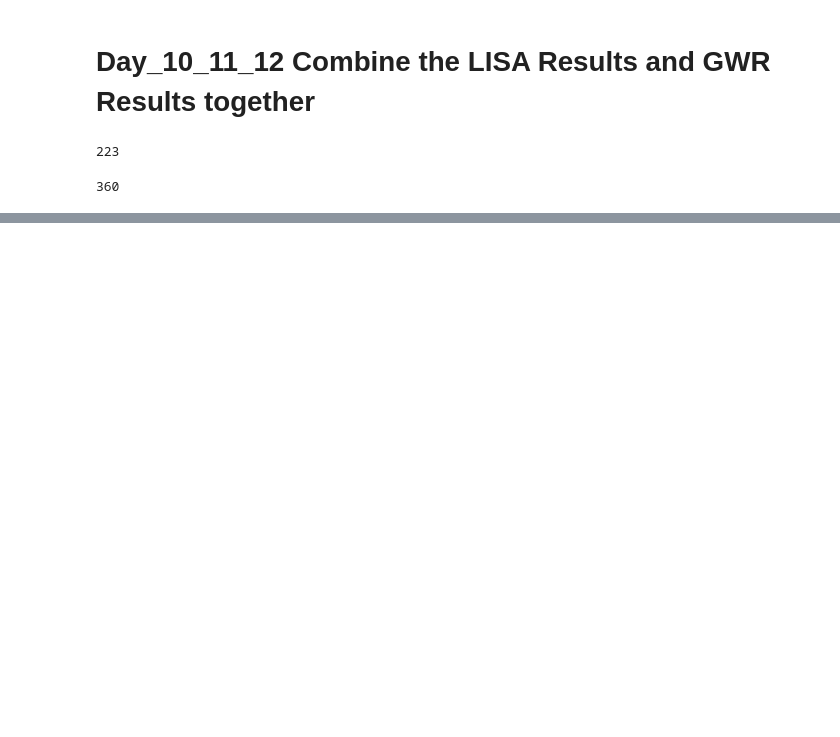
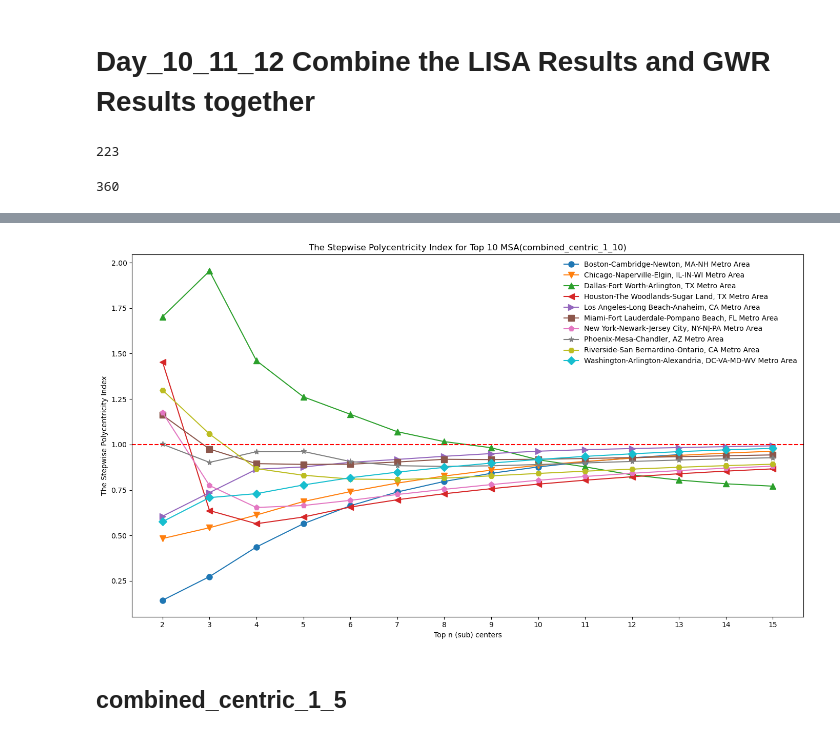
Before and after one commit to HOUPU1993/Polymetric-and-Monometric-analysis, a Jupyter notebook: Polymcentric and Monocentric analysis.ipynb, the cells around one changed output, grey strips where cells are left out. Cells and saved outputs as stored; diff of their text form; code cells hidden in the pictures; blank space fills up the shorter version.

```diff
--- a/Polymcentric and Monocentric analysis.ipynb
+++ b/Polymcentric and Monocentric analysis.ipynb
@@ -1556,0 +1661,3 @@ combined_centric_1_1.to_file('combined_centric_1_1.shp')
+# %%
+# create 'hypothetical_top' column, the pop of rank 1 is the 1. the pop of rank 2 is the 1/2, the pop of rank 3 is the 1/3, and so on
+combined_centric_1_10['hypothetical_top'] = (1 / combined_centric_1_10['rank']).round(4)
@@ -1556,0 +1766,16 @@ combined_centric_1_1.to_file('combined_centric_1_1.shp')
+# %%
+hy_sd_metrics_1_10.columns = hy_sd_metrics_1_10.columns.str.replace('hy_', '')
+
+# create a new DataFrame to store the sp values
+sp_n_1_10 = pd.DataFrame()
+
+for column in sd_metrics_1_10.columns:
+    if column not in ['NAMELSAD', 'count_centers']:
+
+        denominator = hy_sd_metrics_1_10[column].replace(0, np.nan)
+        sp_n_1_10[column] = sd_metrics_1_10[column] / denominator
+        sp_n_1_10[column] = sp_n_1_10[column].round(4)
+    else:
+        sp_n_1_10[column] = sd_metrics_1_10[column]
+# %%
+sp_n_1_10 = sp_n_1_10.merge(namelsad_counts, left_on='NAMELSAD', right_on='NAMELSAD', how='left')
@@ -1556,0 +1784,38 @@ combined_centric_1_1.to_file('combined_centric_1_1.shp')
+# %%
+msa_top_10 = ['New York-Newark-Jersey City, NY-NJ-PA Metro Area',
+              'Los Angeles-Long Beach-Anaheim, CA Metro Area',
+              'Chicago-Naperville-Elgin, IL-IN-WI Metro Area',
+              'Dallas-Fort Worth-Arlington, TX Metro Area',
+              'Houston-The Woodlands-Sugar Land, TX Metro Area',
+              'Washington-Arlington-Alexandria, DC-VA-MD-WV Metro Area',
+              'Miami-Fort Lauderdale-Pompano Beach, FL Metro Area',
+              'Phoenix-Mesa-Chandler, AZ Metro Area',
+              'Boston-Cambridge-Newton, MA-NH Metro Area',
+              'Riverside-San Bernardino-Ontario, CA Metro Area']
+
+sp_n_csa_top_5 = sp_n_1_10[sp_n_1_10['NAMELSAD'].isin(msa_top_10)].reset_index(drop=True)
+
+
+plt.figure(figsize=(14, 8))
+markers = ['o', 'v', '^', '<', '>', 's', 'p', '*', 'H', 'D']
+
+for i, row in sp_n_csa_top_5.iterrows():
+    x = list(range(2, 16))
+    y = row[2:].values[:14]
+    plt.plot(x, y, marker=markers[i], label=row['NAMELSAD'], linestyle='-', markersize=8)
+
+plt.axhline(y=1, color='red', linestyle='--')
+
+plt.title('The Stepwise Polycentricity Index for Top 10 MSA(combined_centric_1_10)')
+plt.xlabel('Top n (sub) centers')
+plt.ylabel('The Stepwise Polycentricity Index')
+plt.xticks(ticks=list(range(2, 16)), labels=[str(i) for i in range(2, 16)])
+plt.legend(frameon=False)
+plt.grid(False)
+
+plt.tight_layout()
+
+plt.savefig('The Stepwise Polycentricity Index for Top 10 MSA(combined_centric_1_10).png')
+plt.show()
+# %% [output]
+[figure, added]
@@ -1556,0 +1865,2 @@ combined_centric_1_1.to_file('combined_centric_1_1.shp')
+# %% [markdown]
+## combined_centric_1_5
```
Also changed, not shown: parts of 105 cells of this notebook, 24 other files.
